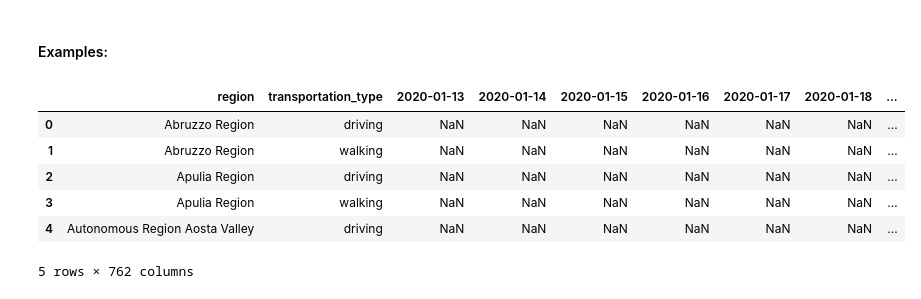
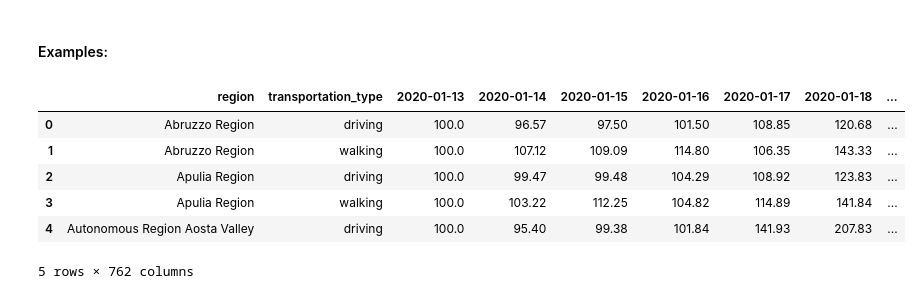
Before and after one commit to RinaldiLuca/Mobility_in_Covid19_Pandemic, a Jupyter notebook: Rinna.ipynb, the cells around one changed output. Saved outputs shown, nothing was run; the diff lists cells and outputs as text; code cells hidden in the pictures.

```diff
--- a/Rinna.ipynb
+++ b/Rinna.ipynb
@@ -101,18 +88,18 @@ def from_to(date_list, start, end):
 # %%
 # Obviously needs to be run just the first time to generate the CVS
 #save_AMD_Italy()
-df_ita, dates_list = load_AMD_Italy()
-fill_missing(df_ita)
-transform_week_RAVG(df_ita, dates_list)
-region_list = np.unique(df_ita["region"].values)
-dates_datetime = [datetime.datetime.strptime(date, "%Y-%m-%d").date() for date in dates_list]
-df_ita.head()
+df_amd, dates_str_amd = load_AMD_Italy()
+fill_missing(df_amd)
+#transform_week_RAVG(df_amd, dates_str_amd)
+region_list_amd = np.unique(df_amd["region"].values)
+dates_datetime_amd = [datetime.datetime.strptime(date, "%Y-%m-%d").date() for date in dates_str_amd]
+df_amd.head()
 # %% [output]
 |  | region | transportation_type | 2020-01-13 | 2020-01-14 | 2020-01-15 | 2020-01-16 | 2020-01-17 | 2020-01-18 | ... |
-| 0 | Abruzzo Region | driving | NaN | NaN | NaN | NaN | NaN | NaN | ... |
-| 1 | Abruzzo Region | walking | NaN | NaN | NaN | NaN | NaN | NaN | ... |
-| 2 | Apulia Region | driving | NaN | NaN | NaN | NaN | NaN | NaN | ... |
-| 3 | Apulia Region | walking | NaN | NaN | NaN | NaN | NaN | NaN | ... |
-| 4 | Autonomous Region Aosta Valley | driving | NaN | NaN | NaN | NaN | NaN | NaN | ... |
+| 0 | Abruzzo Region | driving | 100.0 | 96.57 | 97.50 | 101.50 | 108.85 | 120.68 | ... |
+| 1 | Abruzzo Region | walking | 100.0 | 107.12 | 109.09 | 114.80 | 106.35 | 143.33 | ... |
+| 2 | Apulia Region | driving | 100.0 | 99.47 | 99.48 | 104.29 | 108.92 | 123.83 | ... |
+| 3 | Apulia Region | walking | 100.0 | 103.22 | 112.25 | 104.82 | 114.89 | 141.84 | ... |
+| 4 | Autonomous Region Aosta Valley | driving | 100.0 | 95.40 | 99.38 | 101.84 | 141.93 | 207.83 | ... |
 5 rows × 762 columns
 # %%
```
Also changed, not shown: parts of 21 cells of this notebook, 1 other file.
